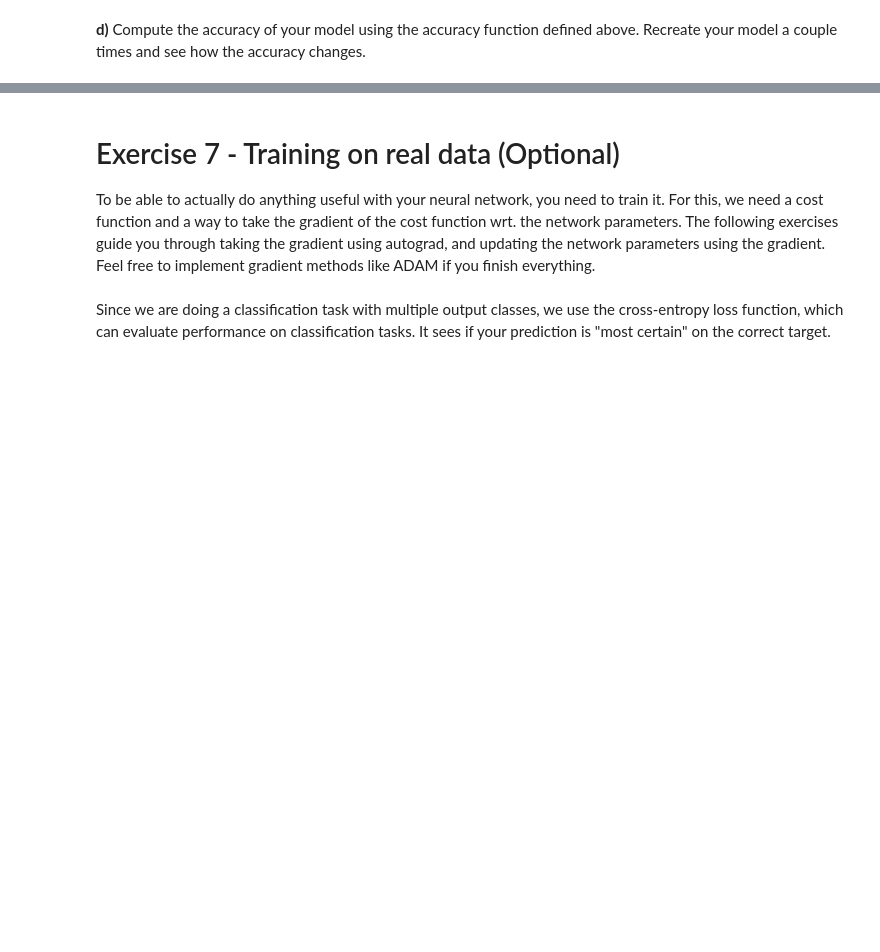
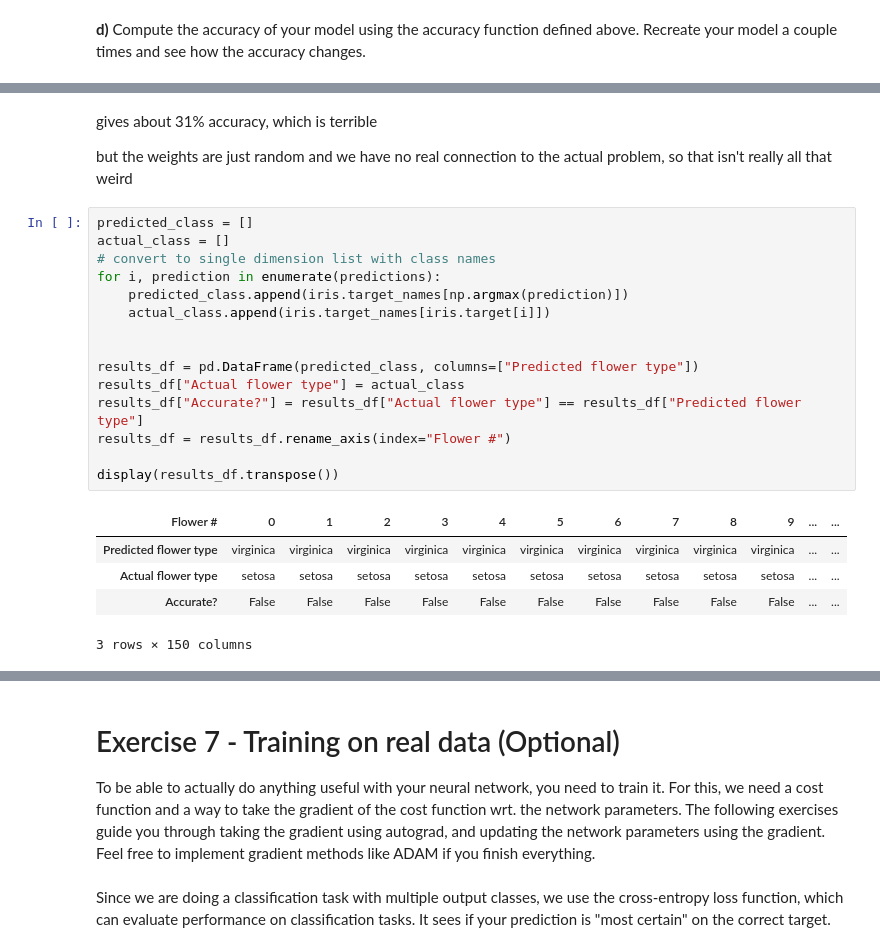
Before and after one commit to ericludvigs/MachineLearning, a Jupyter notebook: work/exercisesweek42.ipynb, the cells around one changed output, grey strips where cells are left out. Saved outputs shown, nothing was run; the diff lists cells and outputs as text; blank space fills up the shorter version.

```diff
--- a/work/exercisesweek42.ipynb
+++ b/work/exercisesweek42.ipynb
@@ -470,0 +456,25 @@ print(accuracy(predictions, targets))
+# %% [markdown]
+gives about 31% accuracy, which is terrible
+
+but the weights are just random and we have no real connection to the actual problem, so that isn't really all that weird
+# %%
+predicted_class = []
+actual_class = []
+# convert to single dimension list with class names
+for i, prediction in enumerate(predictions):
+    predicted_class.append(iris.target_names[np.argmax(prediction)])
+    actual_class.append(iris.target_names[iris.target[i]])
+
+
+results_df = pd.DataFrame(predicted_class, columns=["Predicted flower type"])
+results_df["Actual flower type"] = actual_class
+results_df["Accurate?"] = results_df["Actual flower type"] == results_df["Predicted flower type"]
+results_df = results_df.rename_axis(index="Flower #")
+
+display(results_df.transpose())
+# %% [output]
+| Flower # | 0 | 1 | 2 | 3 | 4 | 5 | 6 | 7 | 8 | 9 | ... | ... |
+| Predicted flower type | virginica | virginica | virginica | virginica | virginica | virginica | virginica | virginica | virginica | virginica | ... | ... |
+| Actual flower type | setosa | setosa | setosa | setosa | setosa | setosa | setosa | setosa | setosa | setosa | ... | ... |
+| Accurate? | False | False | False | False | False | False | False | False | False | False | ... | ... |
+3 rows × 150 columns
```
Also changed, not shown: parts of 14 cells of this notebook.
